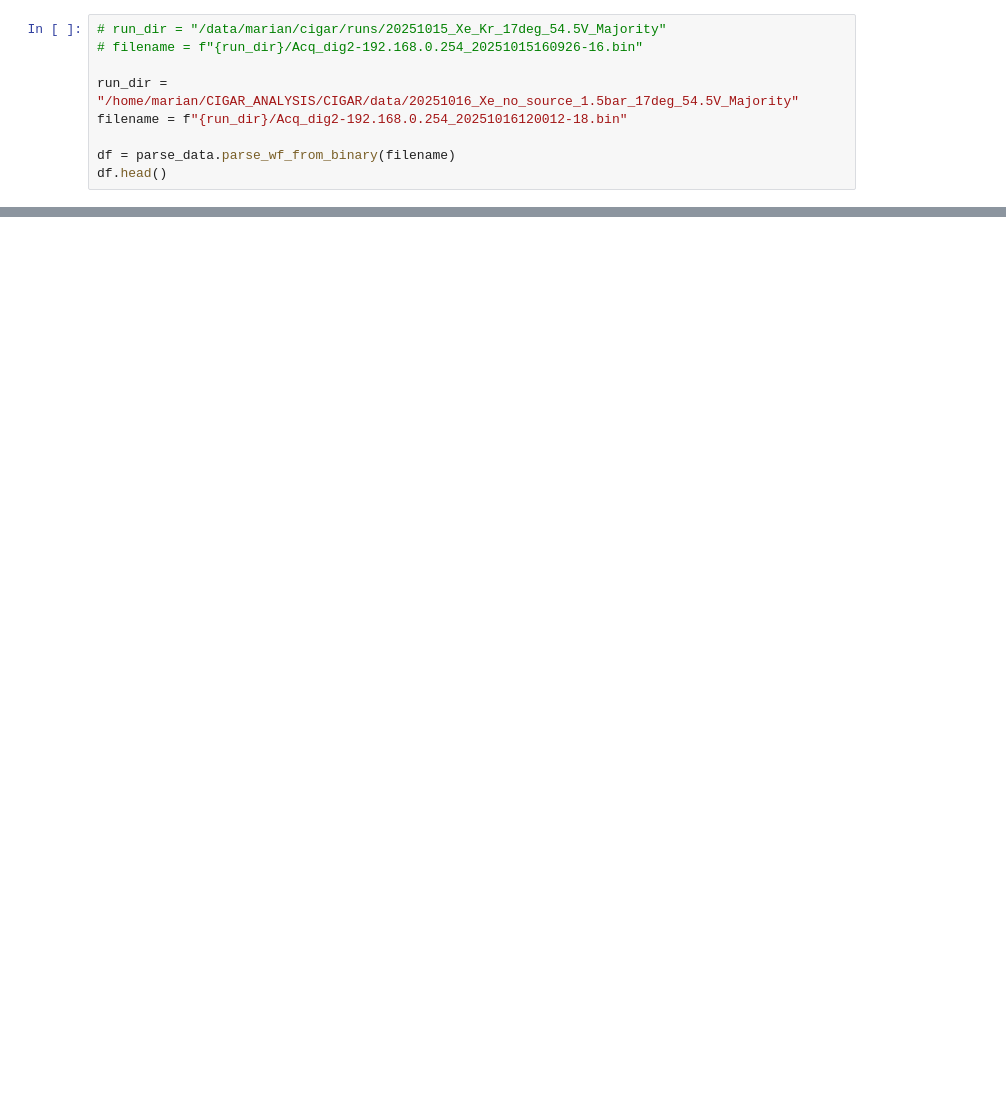
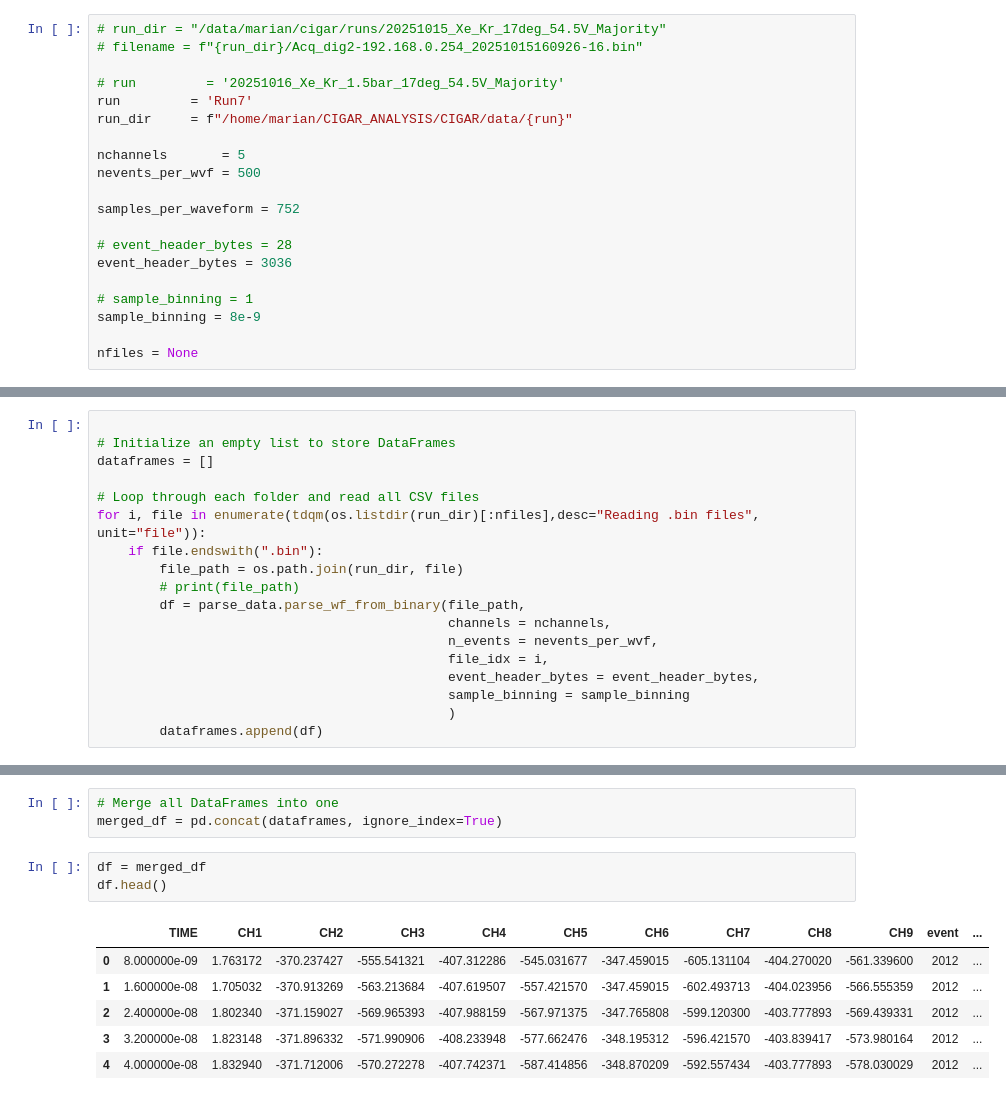
Before and after one commit to mariandbt/CIGAR, a Jupyter notebook: notebooks/DisplayWf.ipynb, the cells around one changed output, grey strips where cells are left out. Saved outputs shown, nothing was run; the diff lists cells and outputs as text; blank space fills up the shorter version.

```diff
--- a/notebooks/DisplayWf.ipynb
+++ b/notebooks/DisplayWf.ipynb
@@ -98,8 +30,19 @@ import parse_data
 # run_dir = "/data/marian/cigar/runs/20251015_Xe_Kr_17deg_54.5V_Majority"
 # filename = f"{run_dir}/Acq_dig2-192.168.0.254_20251015160926-16.bin"
 
-run_dir = "/home/marian/CIGAR_ANALYSIS/CIGAR/data/20251016_Xe_no_source_1.5bar_17deg_54.5V_Majority"
-filename = f"{run_dir}/Acq_dig2-192.168.0.254_20251016120012-18.bin"
+# run         = '20251016_Xe_Kr_1.5bar_17deg_54.5V_Majority'
+run         = 'Run7'
+run_dir     = f"/home/marian/CIGAR_ANALYSIS/CIGAR/data/{run}"
 
-df = parse_data.parse_wf_from_binary(filename)
-df.head()
+nchannels       = 5
+nevents_per_wvf = 500
+
+samples_per_waveform = 752
+
+# event_header_bytes = 28
+event_header_bytes = 3036
+
+# sample_binning = 1
+sample_binning = 8e-9
+
+nfiles = None
@@ -112,0 +91,18 @@ df.head()
+# %%
+
+# Initialize an empty list to store DataFrames
+dataframes = []
+
+# Loop through each folder and read all CSV files
+for i, file in enumerate(tdqm(os.listdir(run_dir)[:nfiles],desc="Reading .bin files", unit="file")):
+    if file.endswith(".bin"):
+        file_path = os.path.join(run_dir, file)
+        # print(file_path)
+        df = parse_data.parse_wf_from_binary(file_path,
+                                             channels = nchannels,
+                                             n_events = nevents_per_wvf,
+                                             file_idx = i,
+                                             event_header_bytes = event_header_bytes,
+                                             sample_binning = sample_binning
+                                             )
+        dataframes.append(df)
@@ -112,0 +123,13 @@ df.head()
+# %%
+# Merge all DataFrames into one
+merged_df = pd.concat(dataframes, ignore_index=True)
+# %%
+df = merged_df
+df.head()
+# %% [output]
+|  | TIME | CH1 | CH2 | CH3 | CH4 | CH5 | CH6 | CH7 | CH8 | CH9 | event | ... |
+| 0 | 8.000000e-09 | 1.763172 | -370.237427 | -555.541321 | -407.312286 | -545.031677 | -347.459015 | -605.131104 | -404.270020 | -561.339600 | 2012 | ... |
+| 1 | 1.600000e-08 | 1.705032 | -370.913269 | -563.213684 | -407.619507 | -557.421570 | -347.459015 | -602.493713 | -404.023956 | -566.555359 | 2012 | ... |
+| 2 | 2.400000e-08 | 1.802340 | -371.159027 | -569.965393 | -407.988159 | -567.971375 | -347.765808 | -599.120300 | -403.777893 | -569.439331 | 2012 | ... |
+| 3 | 3.200000e-08 | 1.823148 | -371.896332 | -571.990906 | -408.233948 | -577.662476 | -348.195312 | -596.421570 | -403.839417 | -573.980164 | 2012 | ... |
+| 4 | 4.000000e-08 | 1.832940 | -371.712006 | -570.272278 | -407.742371 | -587.414856 | -348.870209 | -592.557434 | -403.777893 | -578.030029 | 2012 | ... |
```
Also changed, not shown: parts of 21 cells of this notebook, 7 other files.
